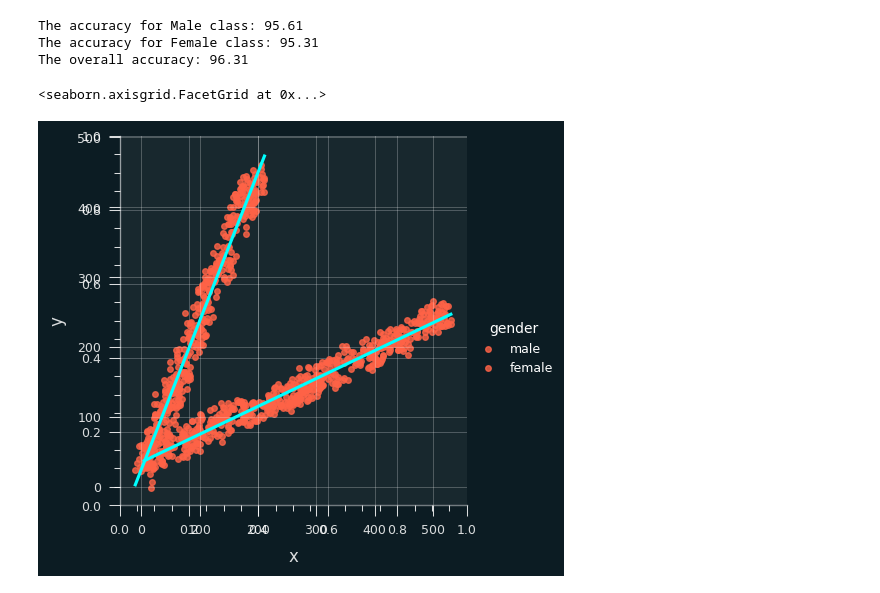
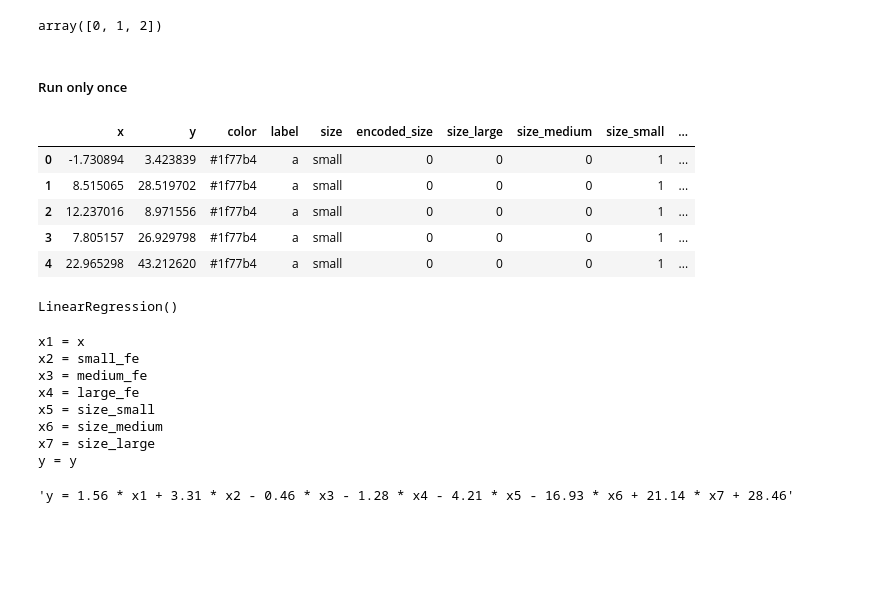
Before and after one commit to RohitMugalya/Learner-s-Garden, a Jupyter notebook: practice notebooks/simons paradox.ipynb, the cells around one changed output. Cells and saved outputs as stored; diff of their text form; code cells hidden in the pictures; blank space fills up the shorter version.

```diff
--- a/practice notebooks/simons paradox.ipynb
+++ b/practice notebooks/simons paradox.ipynb
@@ -164,26 +144,10 @@ plt.plot(x, female_equation, color="cyan")
-# %%
-male_ds = df[df['encoded_gender'] == male]
-female_ds = df[df['encoded_gender'] == female]
-
-male_acc = r2_score(male_ds['y'], model.predict(male_ds[features]))
-female_acc = r2_score(female_ds['y'], model.predict(female_ds[features]))
-overall_acc = r2_score(y, model.predict(X))
-
-print(f"The accuracy for Male class: {male_acc * 100:.2f}")
-print(f"The accuracy for Female class: {female_acc * 100:.2f}")
-print(f"The overall accuracy: {overall_acc * 100:.2f}")
-# %% [output]
-The accuracy for Male class: 95.61
-The accuracy for Female class: 95.31
-The overall accuracy: 96.31
-# %%
-sns.lmplot(
-    data=df,
-    x='x', y='y',
-    hue="gender",
-    line_kws={"color": "cyan"},
-    scatter_kws={"color": "tomato"},
-)
-# %% [output]
-<seaborn.axisgrid.FacetGrid at 0x...>
-[figure, removed]
+# %%
+small, medium, large = 0, 1, 2
+encodings = {"small": small, "medium": medium, "large": large}
+
+df['encoded_size'] = df['size'].replace(encodings)
+df['encoded_size'].unique()
+# %% [output]
+array([0, 1, 2])
+# %% [markdown]
+##### Run only once
@@ -189,0 +160,31 @@ sns.lmplot(
+# %%
+df.head()
+# %% [output]
+|  | x | y | color | label | size | encoded_size | size_large | size_medium | size_small | ... |
+| 0 | -1.730894 | 3.423839 | #1f77b4 | a | small | 0 | 0 | 0 | 1 | ... |
+| 1 | 8.515065 | 28.519702 | #1f77b4 | a | small | 0 | 0 | 0 | 1 | ... |
+| 2 | 12.237016 | 8.971556 | #1f77b4 | a | small | 0 | 0 | 0 | 1 | ... |
+| 3 | 7.805157 | 26.929798 | #1f77b4 | a | small | 0 | 0 | 0 | 1 | ... |
+| 4 | 22.965298 | 43.212620 | #1f77b4 | a | small | 0 | 0 | 0 | 1 | ... |
+# %%
+features = ['x', 'small_fe', 'medium_fe', 'large_fe', 'size_small', 'size_medium', 'size_large']
+target = 'y'
+
+X, y = df[features], df[target]
+
+model = LinearRegression()
+model.fit(X, y)
+# %% [output]
+LinearRegression()
+# %%
+model_equation(model, features, target)
+# %% [output]
+x1 = x
+x2 = small_fe
+x3 = medium_fe
+x4 = large_fe
+x5 = size_small
+x6 = size_medium
+x7 = size_large
+y = y
+'y = 1.56 * x1 + 3.31 * x2 - 0.46 * x3 - 1.28 * x4 - 4.21 * x5 - 16.93 * x6 + 21.14 * x7 + 28.46'
```
Also changed, not shown: parts of 17 cells of this notebook.
